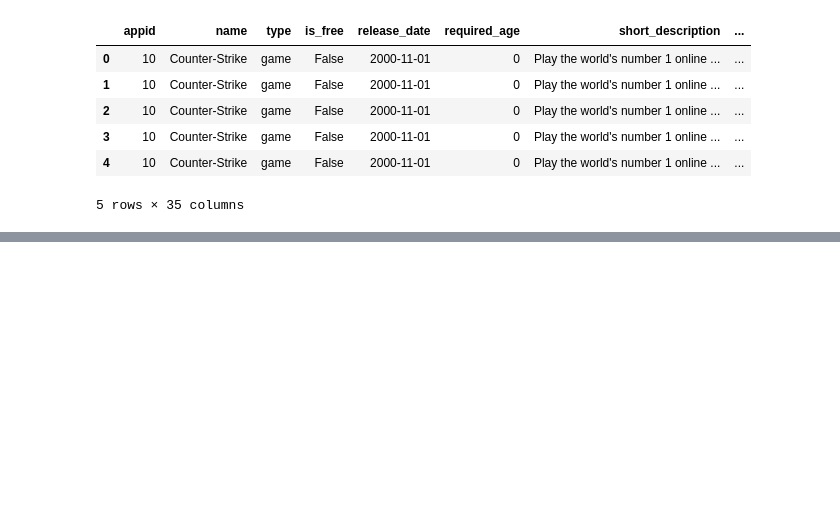
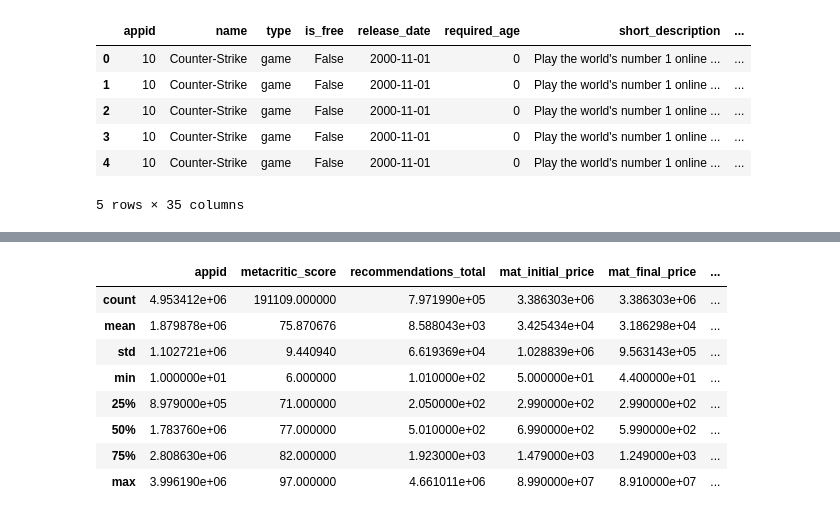
Before and after one commit to safety-crew/Steam-Game-Intelligence-Suite, a Jupyter notebook: notebooks/00_cleaning.ipynb, the cells around one changed output, grey strips where cells are left out. Saved outputs shown, nothing was run; the diff lists cells and outputs as text; code cells hidden in the pictures; blank space fills up the shorter version.

Commit message:
Edit 00_cleaning.ipynb data exploration

```diff
--- a/notebooks/00_cleaning.ipynb
+++ b/notebooks/00_cleaning.ipynb
@@ -159,0 +185,12 @@ combined_data.head()
+# %%
+cols_to_drop = [col for col in combined_data.columns if col == 'id']
+combined_data = combined_data.drop(columns=cols_to_drop)
+
+# Rename the 'name' columns to be more descriptive
+combined_data = combined_data.rename(columns={
+    'name': 'category_name',
+    'name_dev_name': 'developer_name',
+    'name_gen_name': 'genre_name',
+    'name_plat_name': 'platform_name',
+    'name_pub_name': 'publisher_name'
+})
@@ -159,0 +209,12 @@ combined_data.head()
+# %%
+combined_data.describe()
+# %% [output]
+|  | appid | metacritic_score | recommendations_total | mat_initial_price | mat_final_price | ... |
+| count | 4.953412e+06 | 191109.000000 | 7.971990e+05 | 3.386303e+06 | 3.386303e+06 | ... |
+| mean | 1.879878e+06 | 75.870676 | 8.588043e+03 | 3.425434e+04 | 3.186298e+04 | ... |
+| std | 1.102721e+06 | 9.440940 | 6.619369e+04 | 1.028839e+06 | 9.563143e+05 | ... |
+| min | 1.000000e+01 | 6.000000 | 1.010000e+02 | 5.000000e+01 | 4.400000e+01 | ... |
+| 25% | 8.979000e+05 | 71.000000 | 2.050000e+02 | 2.990000e+02 | 2.990000e+02 | ... |
+| 50% | 1.783760e+06 | 77.000000 | 5.010000e+02 | 6.990000e+02 | 5.990000e+02 | ... |
+| 75% | 2.808630e+06 | 82.000000 | 1.923000e+03 | 1.479000e+03 | 1.249000e+03 | ... |
+| max | 3.996190e+06 | 97.000000 | 4.661011e+06 | 8.990000e+07 | 8.910000e+07 | ... |
```
Also changed, not shown: parts of 4 cells of this notebook.
